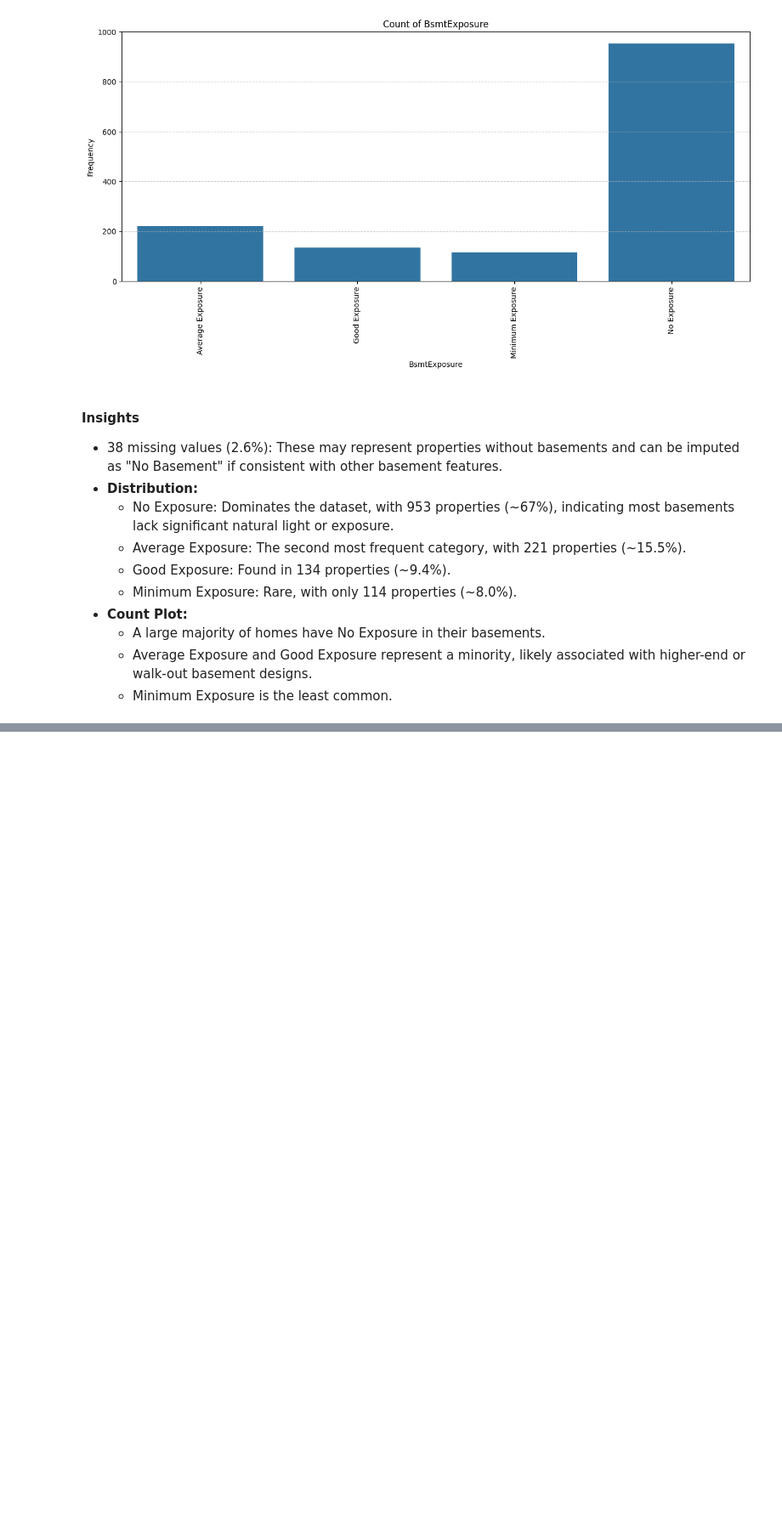
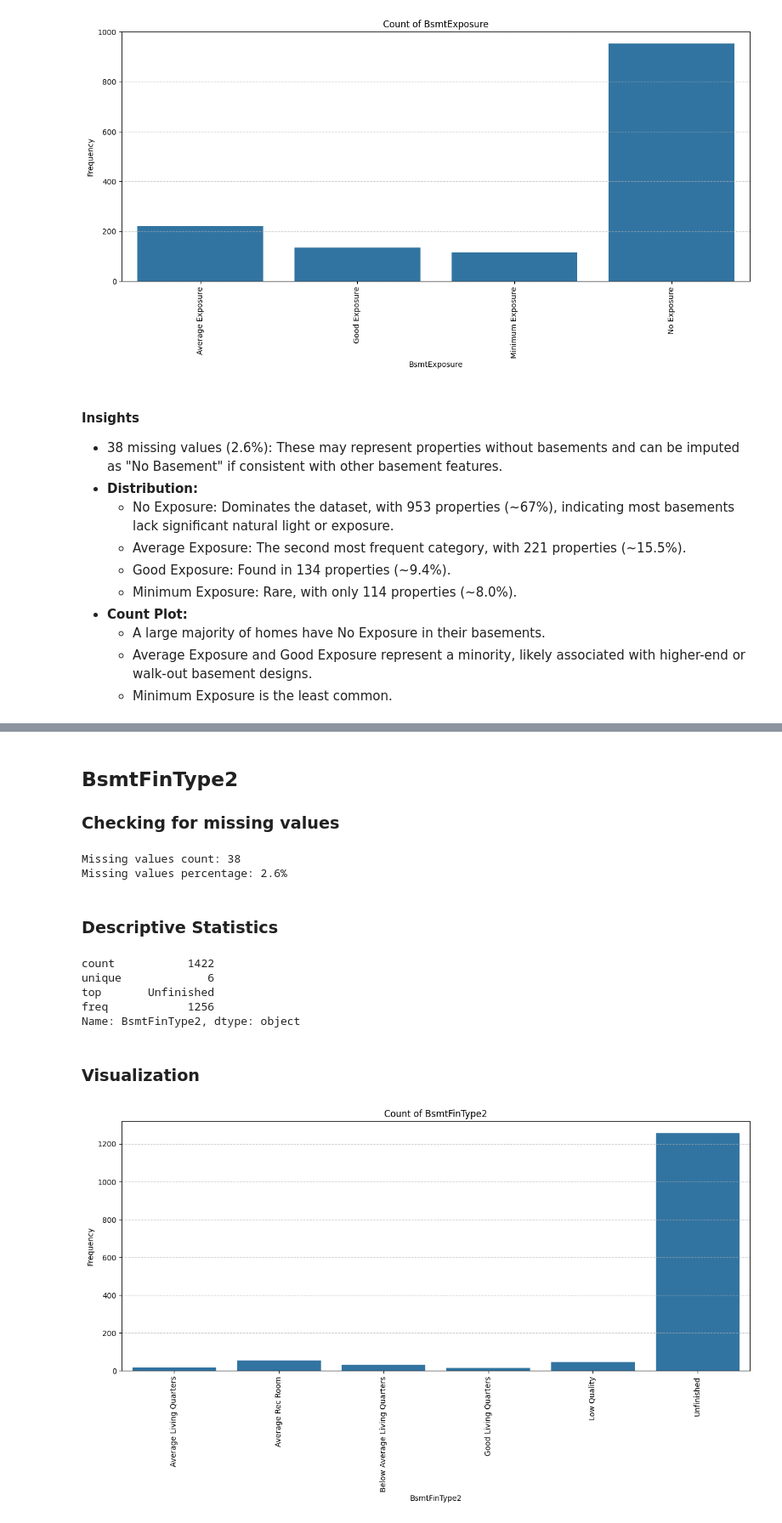
Before and after one commit to ktxdev/house-prices, a Jupyter notebook: notebooks/01_univariate_analysis_eda.ipynb, the cells around one changed output, grey strips where cells are left out. Shown at 85% size. Drawn from its saved outputs; the diff is of its cells as text; code cells hidden in the pictures; blank space fills up the shorter version.

```diff
--- a/notebooks/01_univariate_analysis_eda.ipynb
+++ b/notebooks/01_univariate_analysis_eda.ipynb
@@ -1185,0 +1267,24 @@ visualizer.plot('BsmtExposure')
+# %% [markdown]
+## BsmtFinType2
+### Checking for missing values
+# %%
+check_and_print_missing_value_counts(data, 'BsmtFinType2')
+# %% [output]
+Missing values count: 38
+Missing values percentage: 2.6%
+# %% [markdown]
+### Descriptive Statistics
+# %%
+data['BsmtFinType2'].describe()
+# %% [output]
+count           1422
+unique             6
+top       Unfinished
+freq            1256
+Name: BsmtFinType2, dtype: object
+# %% [markdown]
+### Visualization
+# %%
+visualizer.plot('BsmtFinType2')
+# %% [output]
+[figure, added]
```
Also changed, not shown: parts of 51 cells of this notebook.
